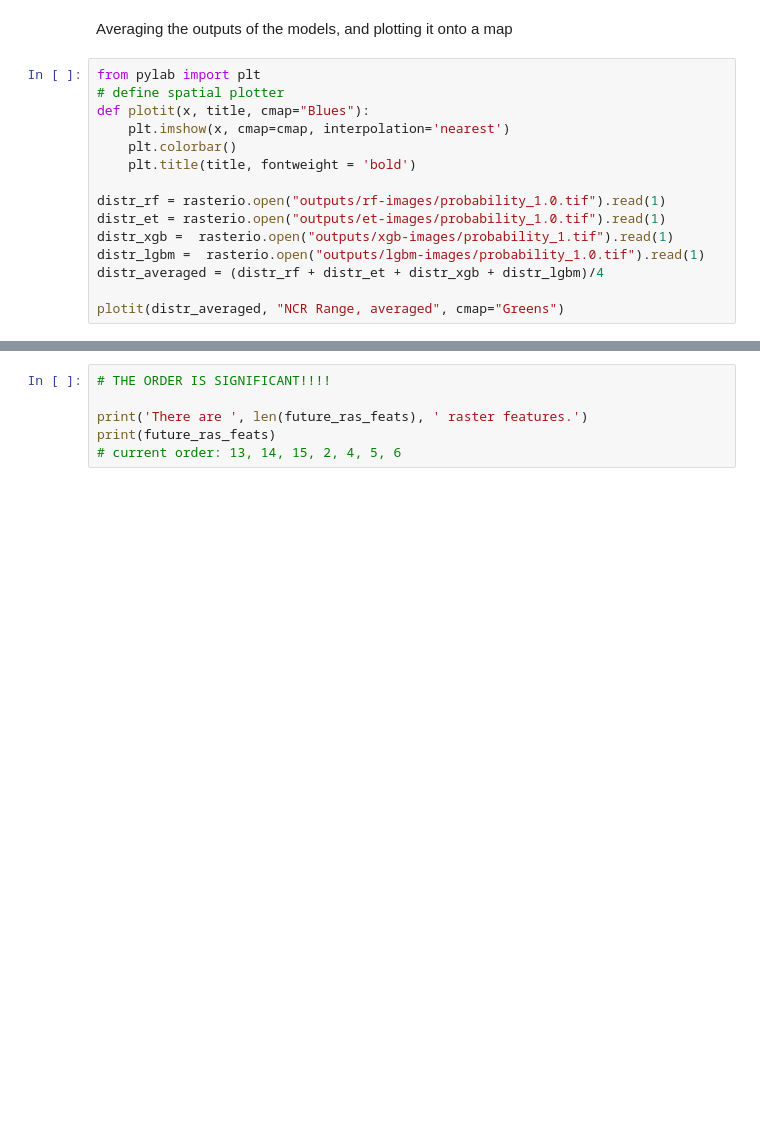
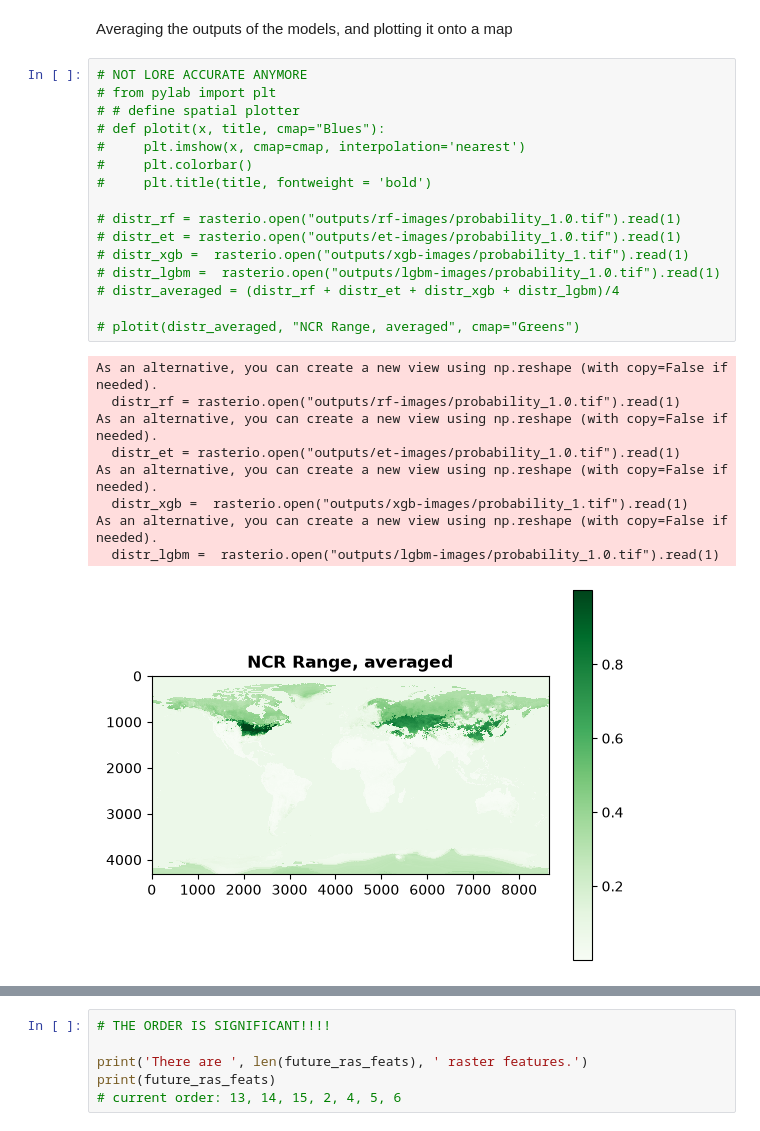
Before and after one commit to stacyc2449/wwf-sdm, a Jupyter notebook: sdm_notebook.ipynb, the cells around one changed output, grey strips where cells are left out. Cells and saved outputs as stored; diff of their text form; blank space fills up the shorter version.

```diff
--- a/sdm_notebook.ipynb
+++ b/sdm_notebook.ipynb
@@ -336,18 +391,29 @@ Test balanced accuracy: 0.891358220352414
 # %% [markdown]
 Averaging the outputs of the models, and plotting it onto a map
 # %%
-from pylab import plt
-# define spatial plotter
-def plotit(x, title, cmap="Blues"):
-    plt.imshow(x, cmap=cmap, interpolation='nearest')
-    plt.colorbar()
-    plt.title(title, fontweight = 'bold')
+# NOT LORE ACCURATE ANYMORE
+# from pylab import plt
+# # define spatial plotter
+# def plotit(x, title, cmap="Blues"):
+#     plt.imshow(x, cmap=cmap, interpolation='nearest')
+#     plt.colorbar()
+#     plt.title(title, fontweight = 'bold')
 
-distr_rf = rasterio.open("outputs/rf-images/probability_1.0.tif").read(1)
-distr_et = rasterio.open("outputs/et-images/probability_1.0.tif").read(1)
-distr_xgb =  rasterio.open("outputs/xgb-images/probability_1.tif").read(1)
-distr_lgbm =  rasterio.open("outputs/lgbm-images/probability_1.0.tif").read(1)
-distr_averaged = (distr_rf + distr_et + distr_xgb + distr_lgbm)/4
+# distr_rf = rasterio.open("outputs/rf-images/probability_1.0.tif").read(1)
+# distr_et = rasterio.open("outputs/et-images/probability_1.0.tif").read(1)
+# distr_xgb =  rasterio.open("outputs/xgb-images/probability_1.tif").read(1)
+# distr_lgbm =  rasterio.open("outputs/lgbm-images/probability_1.0.tif").read(1)
+# distr_averaged = (distr_rf + distr_et + distr_xgb + distr_lgbm)/4
 
-plotit(distr_averaged, "NCR Range, averaged", cmap="Greens")
+# plotit(distr_averaged, "NCR Range, averaged", cmap="Greens")
+# %% [output]
+As an alternative, you can create a new view using np.reshape (with copy=False if needed).
+  distr_rf = rasterio.open("outputs/rf-images/probability_1.0.tif").read(1)
+As an alternative, you can create a new view using np.reshape (with copy=False if needed).
+  distr_et = rasterio.open("outputs/et-images/probability_1.0.tif").read(1)
+As an alternative, you can create a new view using np.reshape (with copy=False if needed).
+  distr_xgb =  rasterio.open("outputs/xgb-images/probability_1.tif").read(1)
+As an alternative, you can create a new view using np.reshape (with copy=False if needed).
+  distr_lgbm =  rasterio.open("outputs/lgbm-images/probability_1.0.tif").read(1)
+[figure, added]
 # %%
```
Also changed, not shown: parts of 11 cells of this notebook, 5 other files.
